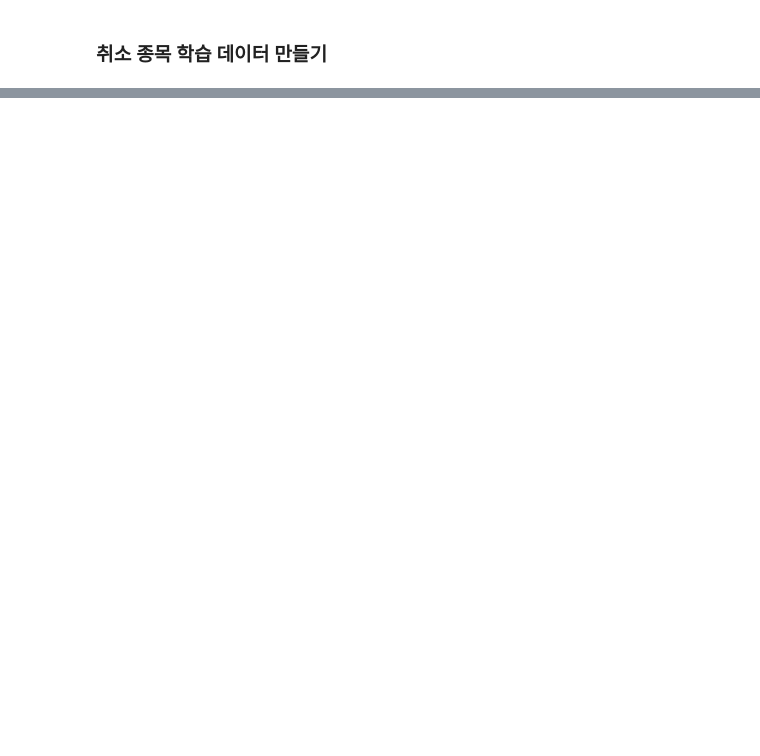
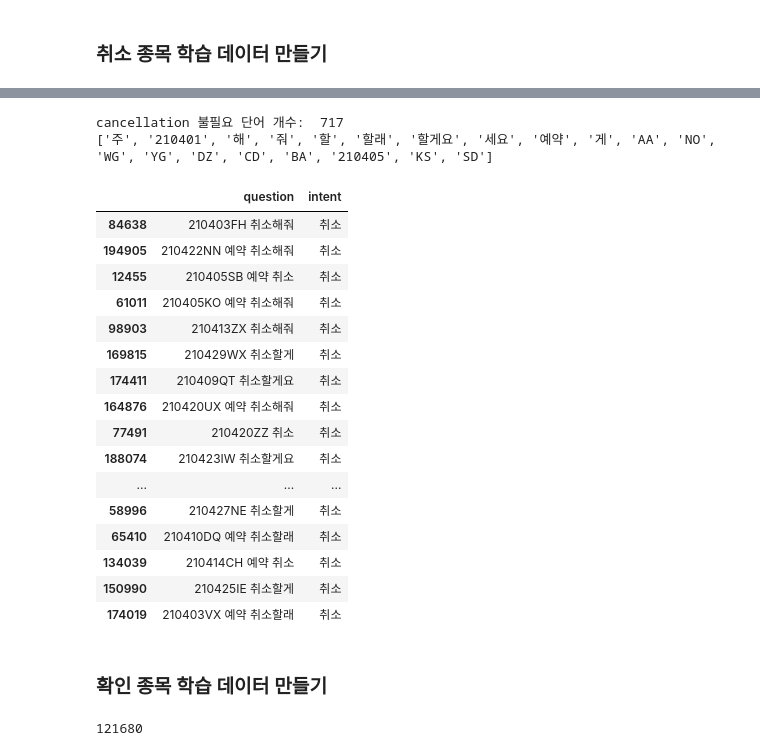
Before and after one commit to changyong93/Natural-language-processing-with-chat-bot, a Jupyter notebook: 챗봇_모델_학습(hotel_ver).ipynb, the cells around one changed output, grey strips where cells are left out. Drawn from its saved outputs; the diff is of its cells as text; code cells hidden in the pictures; blank space fills up the shorter version.

```diff
--- a/챗봇_모델_학습(hotel_ver).ipynb
+++ b/챗봇_모델_학습(hotel_ver).ipynb
@@ -564,4 +585,5 @@ KeyboardInterrupt: ignored
 # %%
+question = shuffle(question).copy()
 reservation = question
 len(reservation)
 # %% [output]
@@ -714,6 +739,7 @@ def question_generator(reservation_number_list):
   return question
 question = question_generator(reservation_number_list)
 # %%
+question = shuffle(question).copy()
 change = question.copy()
 len(change)
 # %% [output]
@@ -802,2 +844,25 @@ chang_df.sample(20)
 # %% [markdown]
 ### 취소 종목 학습 데이터 만들기
+# %%
+def question_generator(reservation_number_list):
+  question = []
+
+  for reservation_number in reservation_number_list:
+    s1 = reservation_number + " 예약 취소해줘"
+    s2 = reservation_number + " 예약 취소할래"
+    s3 = reservation_number + " 예약 취소"
+    s4 = reservation_number + " 예약 취소할게"
+    s5 = reservation_number + " 취소해줘"
+    s6 = reservation_number + " 취소할래"
+    s7 = reservation_number + " 취소"
+    s8 = reservation_number + " 취소할게"
+    s9 = reservation_number + " 취소할게요"
+    s10 = reservation_number + " 취소해주세요"
+    question = question + [s1,s2,s3,s4,s5,s6,s7,s8,s9,s10]
+
+  return question
+question = question_generator(reservation_number_list)
+# %%
+question = shuffle(question).copy()
+cancellation = question
+len(cancellation)
@@ -803,0 +924,32 @@ chang_df.sample(20)
+# %%
+cancellcation_stopwords_list = list(set(word for sample in tokenized_test_result for word in sample if word not in["취소"]))
+cancellcation_stopwords_list = list(cancellcation_stopwords_list + add_stopwords)
+print("cancellation 불필요 단어 개수: ", len(cancellcation_stopwords_list))
+print(cancellcation_stopwords_list[:20])
+# %% [output]
+cancellation 불필요 단어 개수:  717
+['주', '210401', '해', '줘', '할', '할래', '할게요', '세요', '예약', '게', 'AA', 'NO', 'WG', 'YG', 'DZ', 'CD', 'BA', '210405', 'KS', 'SD']
+# %%
+cancellation_data = {"question" : question, "intent" : "취소"}
+cancellation_df = pd.DataFrame(cancellation_data, columns = ["question","intent"])
+cancellation_df.sample(20)
+# %% [output]
+|  | question | intent |
+| 84638 | 210403FH 취소해줘 | 취소 |
+| 194905 | 210422NN 예약 취소해줘 | 취소 |
+| 12455 | 210405SB 예약 취소 | 취소 |
+| 61011 | 210405KO 예약 취소해줘 | 취소 |
+| 98903 | 210413ZX 취소해줘 | 취소 |
+| 169815 | 210429WX 취소할게 | 취소 |
+| 174411 | 210409QT 취소할게요 | 취소 |
+| 164876 | 210420UX 예약 취소해줘 | 취소 |
+| 77491 | 210420ZZ 취소 | 취소 |
+| 188074 | 210423IW 취소할게요 | 취소 |
+| ... | ... | ... |
+| 58996 | 210427NE 취소할게 | 취소 |
+| 65410 | 210410DQ 예약 취소할래 | 취소 |
+| 134039 | 210414CH 예약 취소 | 취소 |
+| 150990 | 210425IE 취소할게 | 취소 |
+| 174019 | 210403VX 예약 취소할래 | 취소 |
+# %% [markdown]
+### 확인 종목 학습 데이터 만들기
@@ -803,0 +972,6 @@ chang_df.sample(20)
+# %%
+question = shuffle(question).copy()
+confirmation = question
+len(confirmation)
+# %% [output]
+121680
```
Also changed, not shown: parts of 42 cells of this notebook.
